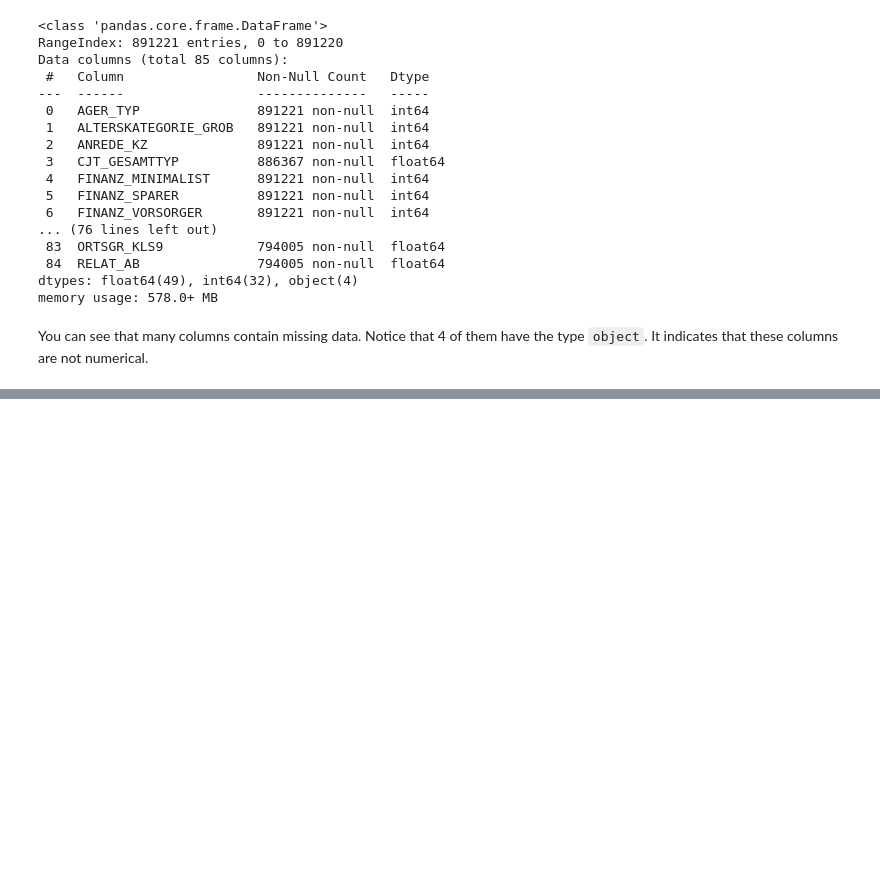
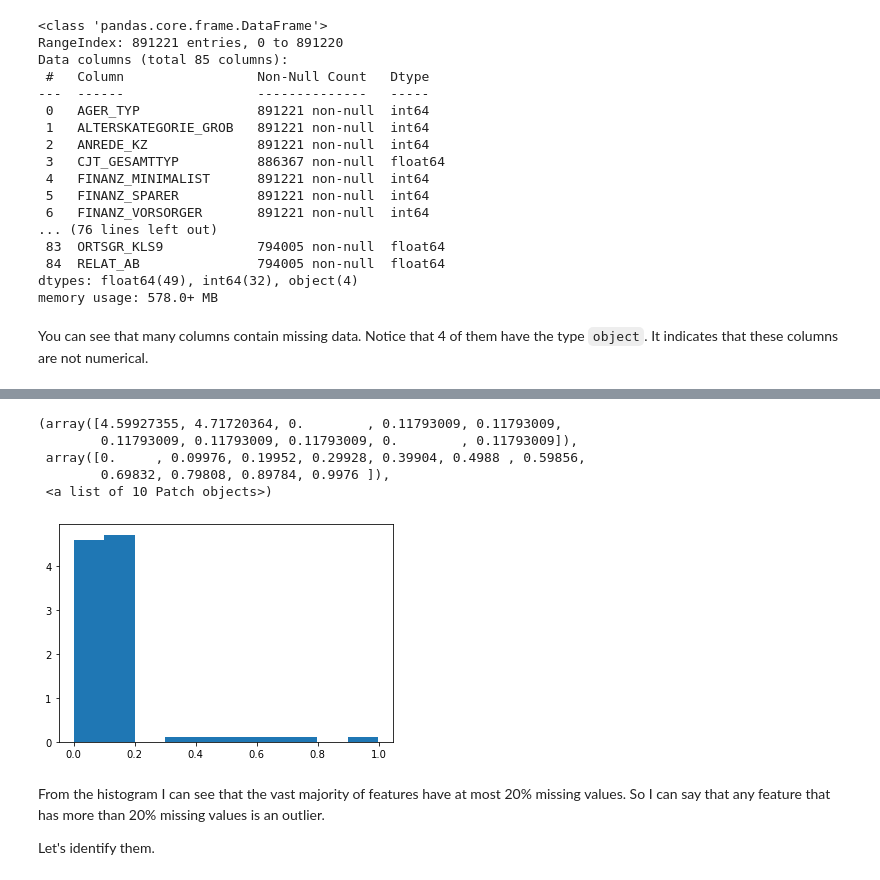
Before and after one commit to vicksam/customer-segments, a Jupyter notebook: customer_segments.ipynb, the cells around one changed output, grey strips where cells are left out. Cells and saved outputs as stored; diff of their text form; code cells hidden in the pictures; blank space fills up the shorter version.

Commit message:
Clean data

```diff
--- a/customer_segments.ipynb
+++ b/customer_segments.ipynb
@@ -97,0 +153,9 @@ You can see that many columns contain missing data. Notice that 4 of them have t
+# %%
+# Count proportion of missing values for each column
+def get_missing_column_counts(dataset):
+    missing = dataset.isna().sum()
+    missing = round(missing / len(dataset), 4)
+    return missing
+
+# Asses how much missing data there is in each column of the dataset
+get_missing_column_counts(azdias)
@@ -97,0 +179,14 @@ You can see that many columns contain missing data. Notice that 4 of them have t
+# %%
+# Plot a histogram with number of features on y-axis, proportion of missing values on x-axis
+plt.hist(get_missing_column_counts(azdias), density = True)
+# %% [output]
+(array([4.59927355, 4.71720364, 0.        , 0.11793009, 0.11793009,
+        0.11793009, 0.11793009, 0.11793009, 0.        , 0.11793009]),
+ array([0.     , 0.09976, 0.19952, 0.29928, 0.39904, 0.4988 , 0.59856,
+        0.69832, 0.79808, 0.89784, 0.9976 ]),
+ <a list of 10 Patch objects>)
+[figure, added]
+# %% [markdown]
+From the histogram I can see that the vast majority of features have at most 20% missing values. So I can say that any feature that has more than 20% missing values is an outlier.
+
+Let's identify them.
```
Also changed, not shown: parts of 74 cells of this notebook, 1 other file.
